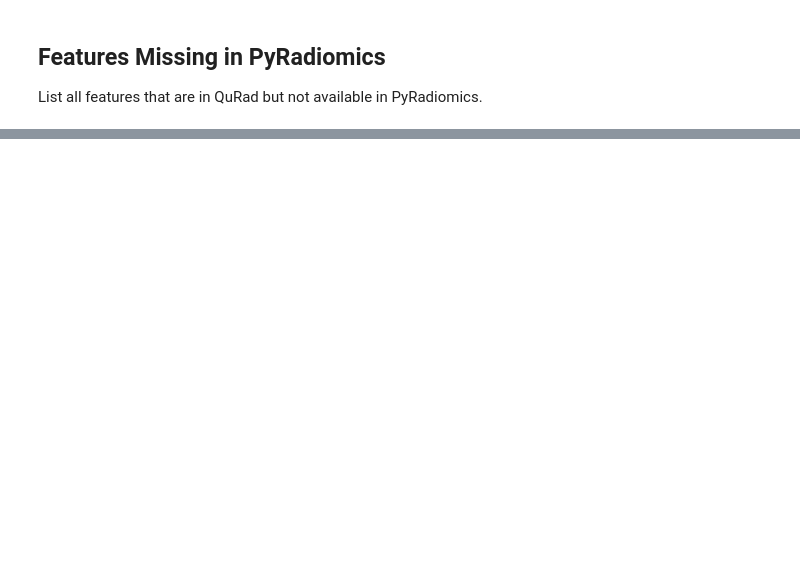
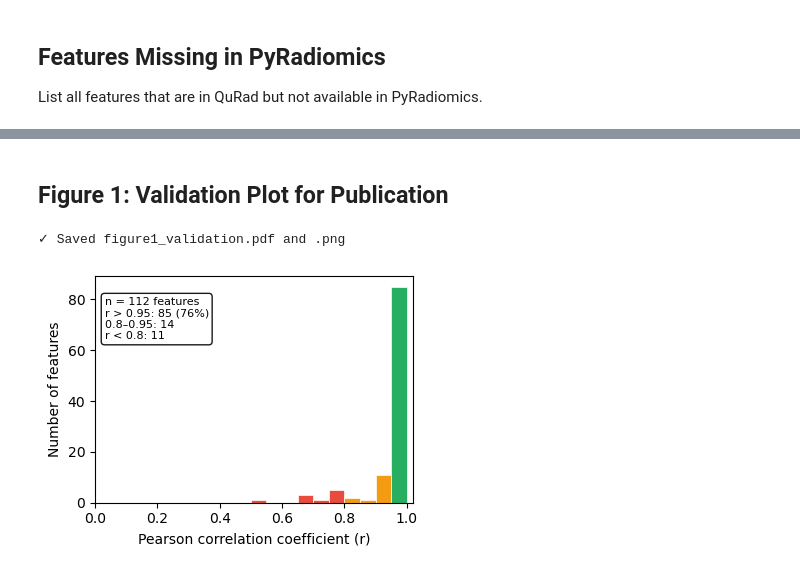
Before and after one commit to icm-dac/QuRad, a Jupyter notebook: notebooks/validation.ipynb, the cells around one changed output, grey strips where cells are left out. Cells and saved outputs as stored; diff of their text form; code cells hidden in the pictures; blank space fills up the shorter version.

```diff
--- a/notebooks/validation.ipynb
+++ b/notebooks/validation.ipynb
@@ -775,0 +640,45 @@ Total missing features: 21
+# %% [markdown]
+## Figure 1: Validation Plot for Publication
+# %%
+# Figure 1: QuRad vs PyRadiomics Validation
+# Simple, clean histogram showing correlation distribution
+
+correlations = comparison_df['correlation'].values
+n_total = len(correlations)
+median_r = np.median(correlations)
+n_excellent = (correlations > 0.95).sum()
+n_good = ((correlations >= 0.8) & (correlations <= 0.95)).sum()
+n_lower = (correlations < 0.8).sum()
+
+fig, ax = plt.subplots(figsize=(4, 3))
+
+# Histogram
+bins = np.arange(0, 1.05, 0.05)
+n, _, patches = ax.hist(correlations, bins=bins, edgecolor='white', linewidth=0.5, color='#3498db')
+
+# Color by agreement level
+for p, edge in zip(patches, bins[:-1]):
+    if edge >= 0.95:
+        p.set_facecolor('#27ae60')  # Green - excellent
+    elif edge >= 0.8:
+        p.set_facecolor('#f39c12')  # Orange - good
+    else:
+        p.set_facecolor('#e74c3c')  # Red - lower
+
+
+ax.set_xlabel('Pearson correlation coefficient (r)', fontsize=10)
+ax.set_ylabel('Number of features', fontsize=10)
+ax.set_xlim(0, 1.02)
+
+# Stats annotation
+stats = f'n = {n_total} features\nr > 0.95: {n_excellent} ({100*n_excellent/n_total:.0f}%)\n0.8–0.95: {n_good}\nr < 0.8: {n_lower}'
+ax.text(0.03, 0.72, stats, transform=ax.transAxes, fontsize=8,
+        bbox=dict(boxstyle='round', facecolor='white', alpha=0.9))
+
+plt.tight_layout()
+plt.savefig('../article_figures/figure1_validation.png', dpi=300, bbox_inches='tight')
+print(f"✓ Saved figure1_validation.pdf and .png")
+plt.show()
+# %% [output]
+✓ Saved figure1_validation.pdf and .png
+[figure, added]
```
Also changed, not shown: parts of 8 cells of this notebook, 2 other files.
